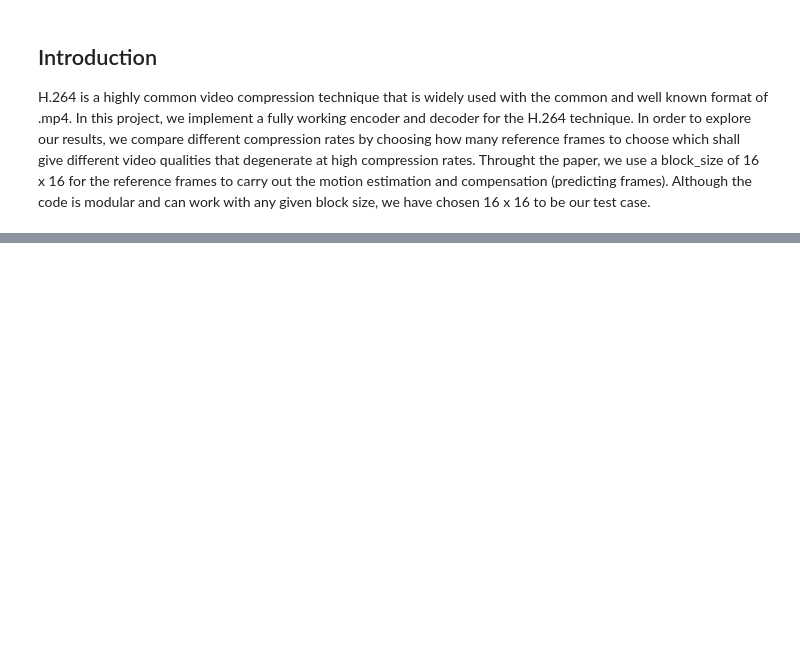
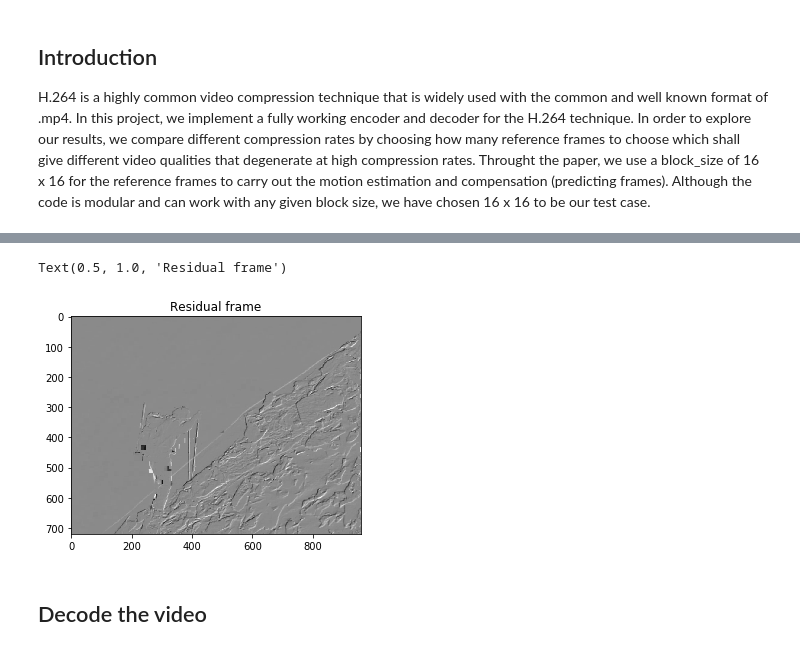
Before and after one commit to alaanousir/H.264-Video-Compression, a Jupyter notebook: Report.ipynb, the cells around one changed output, grey strips where cells are left out. Drawn from its saved outputs; the diff is of its cells as text; code cells hidden in the pictures; blank space fills up the shorter version.

```diff
--- a/Report.ipynb
+++ b/Report.ipynb
@@ -99,0 +181,9 @@ Text(0.5, 1.0, 'Sample macroblock')
+# %%
+# Print out a sample of the residuals
+plt.imshow(residual_frames_y[0], "gray")
+plt.title("Residual frame")
+# %% [output]
+Text(0.5, 1.0, 'Residual frame')
+[figure, added]
+# %% [markdown]
+## Decode the video
```
Also changed, not shown: parts of 22 cells of this notebook, 10 other files.
